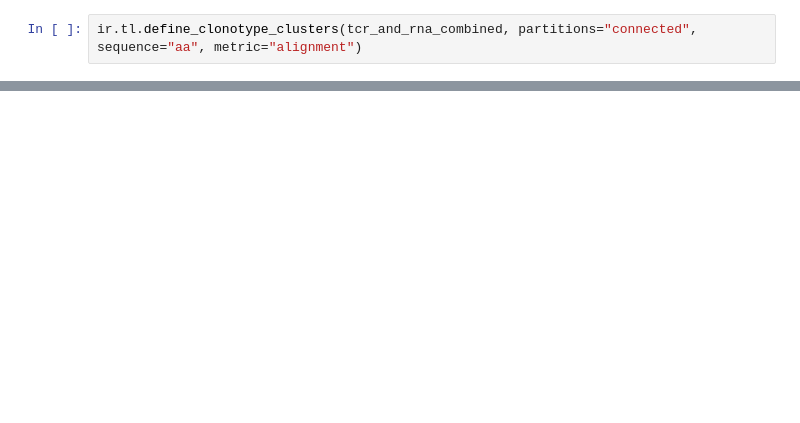
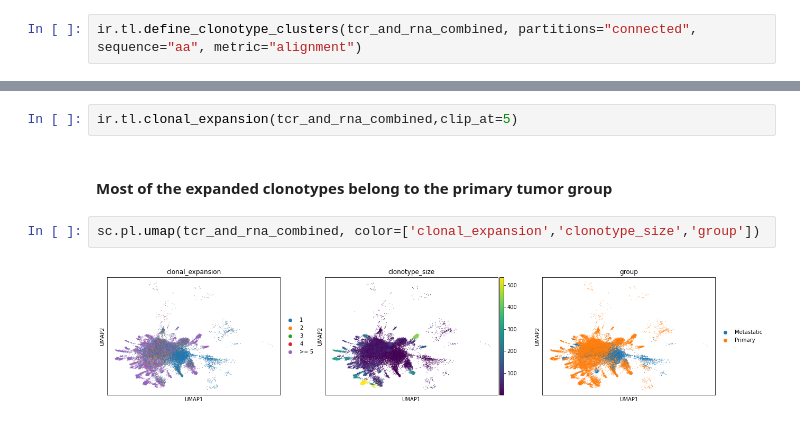
Before and after one commit to duke-chsi-informatics/iyer_tumor, a Jupyter notebook: part7_TCR_Clonotypes.ipynb, the cells around one changed output, grey strips where cells are left out. Cells and saved outputs as stored; diff of their text form; blank space fills up the shorter version.

```diff
--- a/part7_TCR_Clonotypes.ipynb
+++ b/part7_TCR_Clonotypes.ipynb
@@ -60,0 +64,8 @@ array([<matplotlib.axes._subplots.AxesSubplot object at 0x...>],
+# %%
+ir.tl.clonal_expansion(tcr_and_rna_combined,clip_at=5)
+# %% [markdown]
+#### Most of the expanded clonotypes belong to the primary tumor group
+# %%
+sc.pl.umap(tcr_and_rna_combined, color=['clonal_expansion','clonotype_size','group'])
+# %% [output]
+[figure, added]
```
Also changed, not shown: parts of 33 cells of this notebook, 9 other files.
